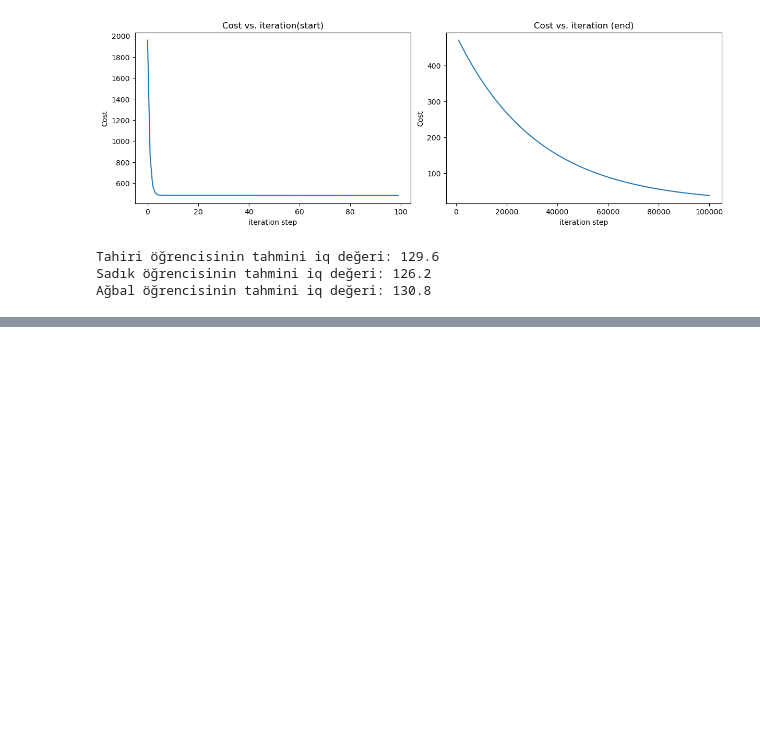
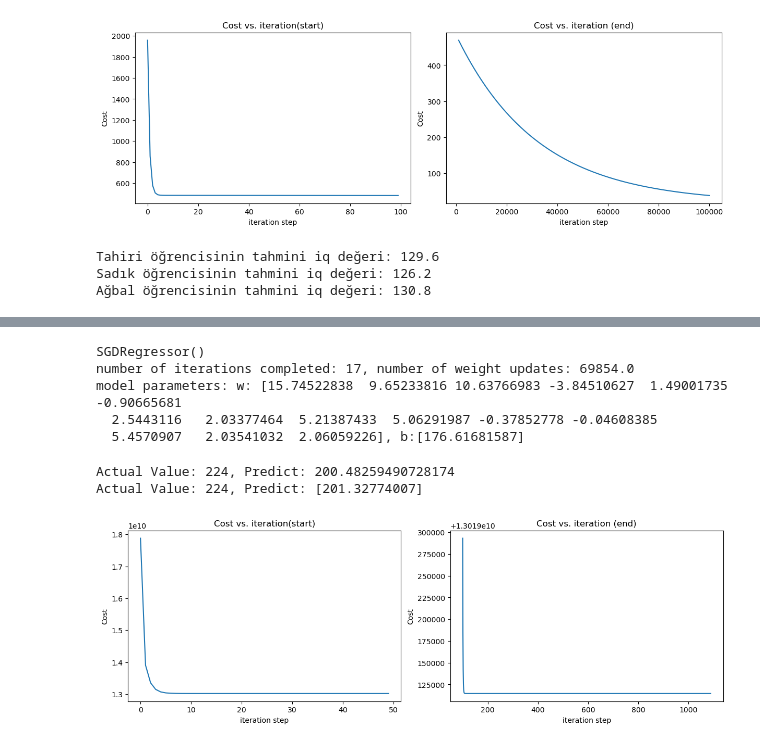
Before and after one commit to Tahir1072a/Phyton_Dersleri, a Jupyter notebook: 001_LinearRegression.ipynb, the cells around one changed output, grey strips where cells are left out. Drawn from its saved outputs; the diff is of its cells as text; code cells hidden in the pictures; blank space fills up the shorter version.

Commit message:
Multiple Feature ile lineer regression modeli eğitildi.

```diff
--- a/001_LinearRegression.ipynb
+++ b/001_LinearRegression.ipynb
@@ -131,0 +234,19 @@ Ağbal öğrencisinin tahmini iq değeri: 130.8
+# %%
+# Şimdi biraz scailing ile verimizi daha iyi hale getirelim.
+
+datas = data_frame
+nn = np.array(datas)
+
+X_data = data_frame.loc[:, data_frame.columns != "JAMB_Score"]
+Y_data = data_frame["JAMB_Score"]
+
+X_train = np.array(X_data)
+Y_train = np.array(Y_data)
+
+scaler = StandardScaler()
+x_norm = scaler.fit_transform(X_train)
+
+print(f"Peak to Peak range by column in Raw        X:{np.ptp(X_train,axis=0)}")
+print(f"Peak to Peak range by column in Normalized X:{np.ptp(x_norm,axis=0)}")
+
+x_norm
@@ -131,0 +271,10 @@ Ağbal öğrencisinin tahmini iq değeri: 130.8
+# %%
+b_init_2 = 0
+w_init_2 = np.zeros(x_norm.shape[1])
+
+num_of_iterations = 1000
+temp_A = 9.0e-1
+
+w_f, b_f, J_History, P_history = gradient_descent_2(x_norm, Y_train,w_init_2, b_init_2, num_of_iterations, temp_A,compute_cost_2, compute_gradient_2)
+
+print(f"(w,b) değerleri yapay zeka tarafından tespit edilmiştir: ({w_f, b_f})" )
@@ -131,0 +295,37 @@ Ağbal öğrencisinin tahmini iq değeri: 130.8
+# %%
+from sklearn.linear_model import SGDRegressor
+
+sgdr = SGDRegressor(max_iter=1000)
+sgdr.fit(x_norm, Y_train)
+print(sgdr)
+print(f"number of iterations completed: {sgdr.n_iter_}, number of weight updates: {sgdr.t_}")
+
+b_norm = sgdr.intercept_
+w_norm = sgdr.coef_
+print(f"model parameters: w: {w_norm}, b:{b_norm}")
+# %% [output]
+SGDRegressor()
+number of iterations completed: 17, number of weight updates: 69854.0
+model parameters: w: [15.74522838  9.65233816 10.63766983 -3.84510627  1.49001735 -0.90665681
+  2.5443116   2.03377464  5.21387433  5.06291987 -0.37852778 -0.04608385
+  5.4570907   2.03541032  2.06059226], b:[176.61681587]
+# %%
+x_temp = x_norm[125]
+f_wb = np.dot(w_f,x_temp) + b_f
+print(f"Actual Value: {Y_train[125]}, Predict: {f_wb}")
+
+f = np.dot(w_norm,x_temp) + b_norm
+print(f"Actual Value: {Y_train[125]}, Predict: {f}")
+# %% [output]
+Actual Value: 224, Predict: 200.48259490728174
+Actual Value: 224, Predict: [201.32774007]
+# %%
+fig, (ax1, ax2) = plt.subplots(1, 2, constrained_layout=True, figsize=(12,4))
+ax1.plot(J_History[:50])
+ax2.plot(100 + np.arange(len(J_History[10:])), J_History[10:])
+ax1.set_title("Cost vs. iteration(start)");  ax2.set_title("Cost vs. iteration (end)")
+ax1.set_ylabel('Cost')            ;  ax2.set_ylabel('Cost')
+ax1.set_xlabel('iteration step')  ;  ax2.set_xlabel('iteration step')
+plt.show()
+# %% [output]
+[figure, added]
```
Also changed, not shown: parts of 12 cells of this notebook, 2 other files.
